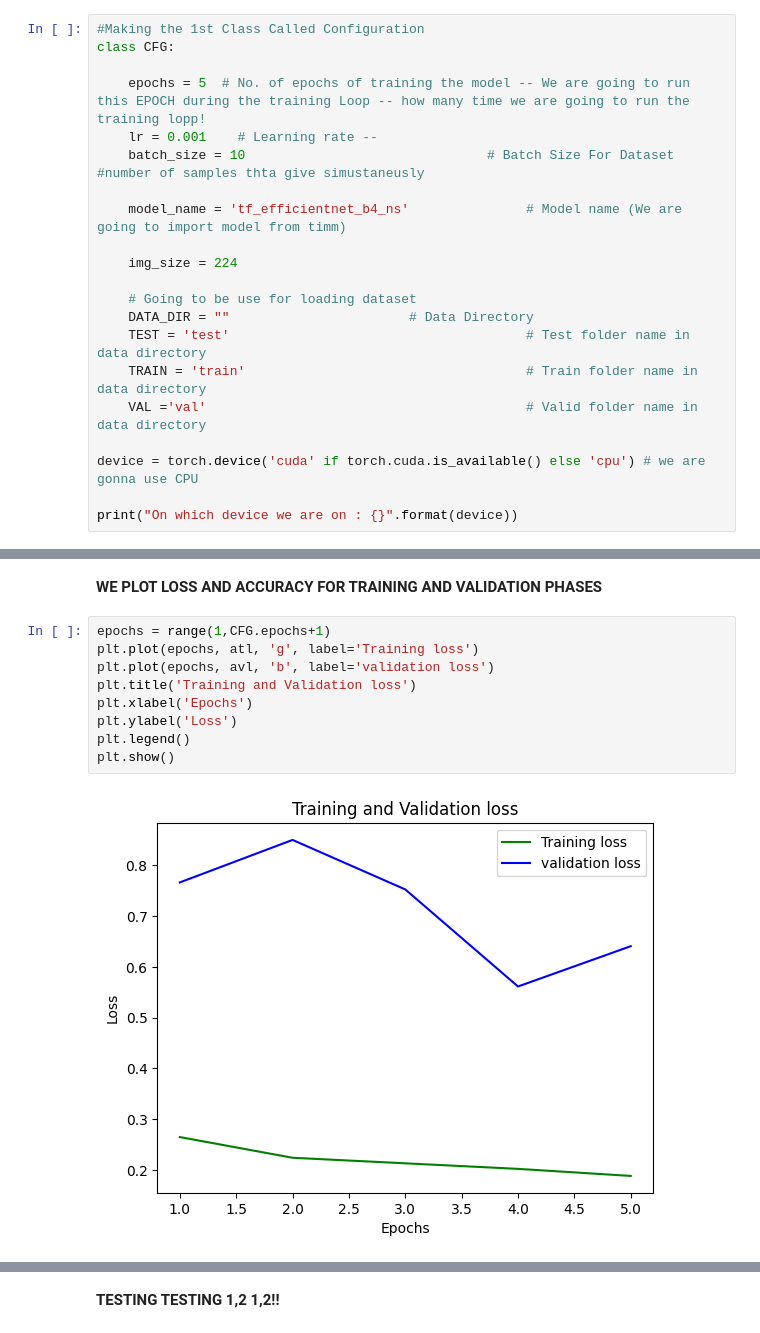
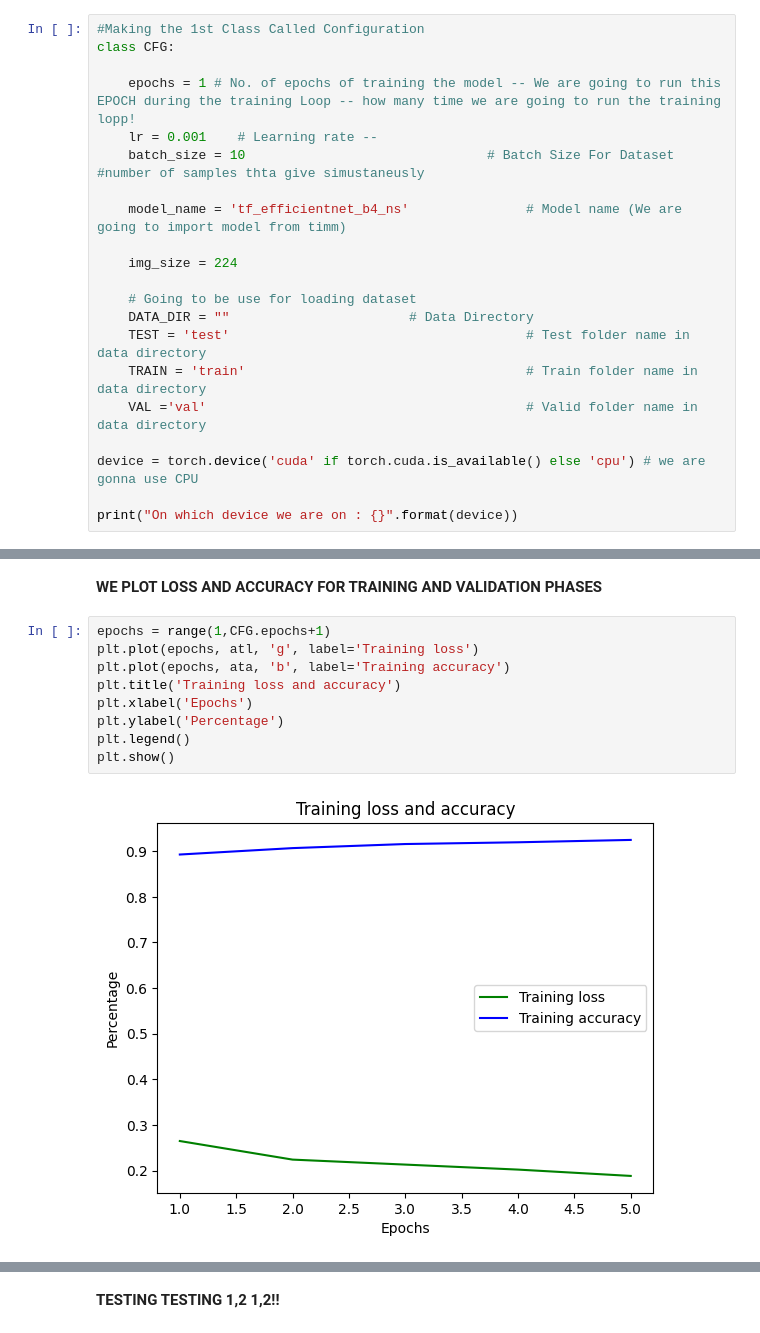
Before and after one commit to sergioarango00/Testing, a Jupyter notebook: xraysNN.ipynb, the cells around one changed output, grey strips where cells are left out. Saved outputs shown, nothing was run; the diff lists cells and outputs as text.

```diff
--- a/xraysNN.ipynb
+++ b/xraysNN.ipynb
@@ -23,7 +23,7 @@ from torchsummary import summary
 #Making the 1st Class Called Configuration
 class CFG:
 
-    epochs = 5  # No. of epochs of training the model -- We are going to run this EPOCH during the training Loop -- how many time we are going to run the training lopp!
+    epochs = 1 # No. of epochs of training the model -- We are going to run this EPOCH during the training Loop -- how many time we are going to run the training lopp!
     lr = 0.001    # Learning rate --
     batch_size = 10                               # Batch Size For Dataset #number of samples thta give simustaneusly
 
@@ -303,13 +303,13 @@ Epoch : 5 Valid Loss : 0.640569 Valid Acc : 0.666667
 # %%
 epochs = range(1,CFG.epochs+1)
 plt.plot(epochs, atl, 'g', label='Training loss')
-plt.plot(epochs, avl, 'b', label='validation loss')
-plt.title('Training and Validation loss')
+plt.plot(epochs, ata, 'b', label='Training accuracy')
+plt.title('Training loss and accuracy')
 plt.xlabel('Epochs')
-plt.ylabel('Loss')
+plt.ylabel('Percentage')
 plt.legend()
 plt.show()
 # %% [output]
-[figure, old version]
+[figure, new version]
 # %%
 epochs = range(1,CFG.epochs+1)
```
Also changed, not shown: parts of 4 cells of this notebook.
